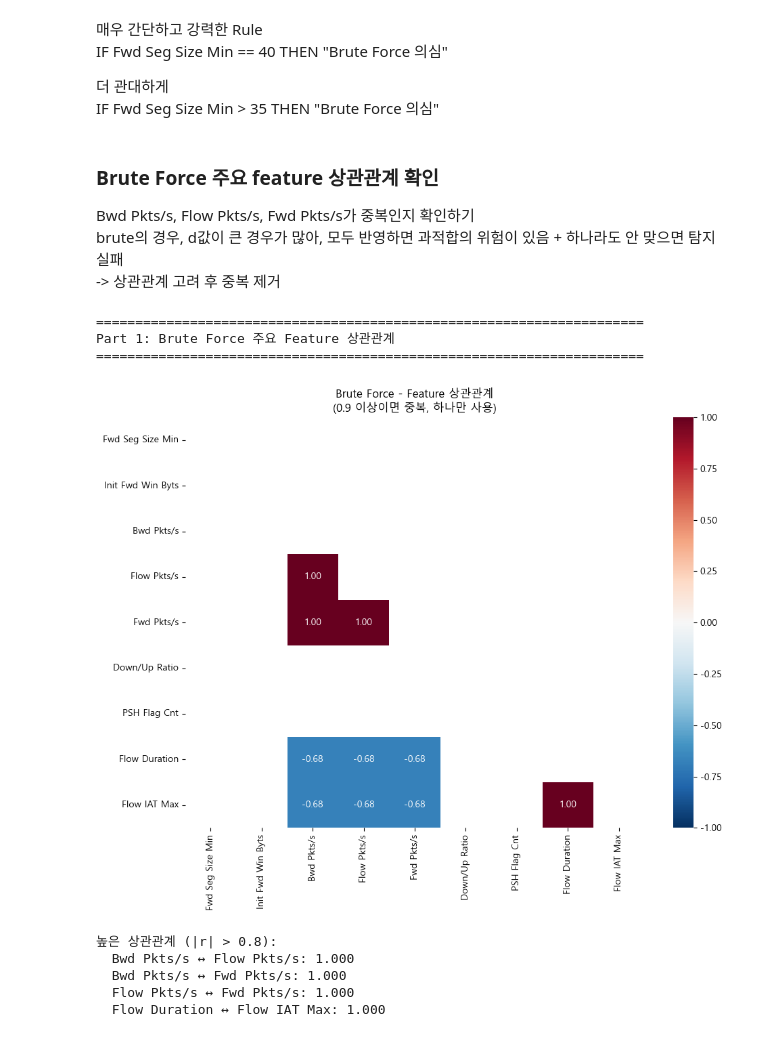
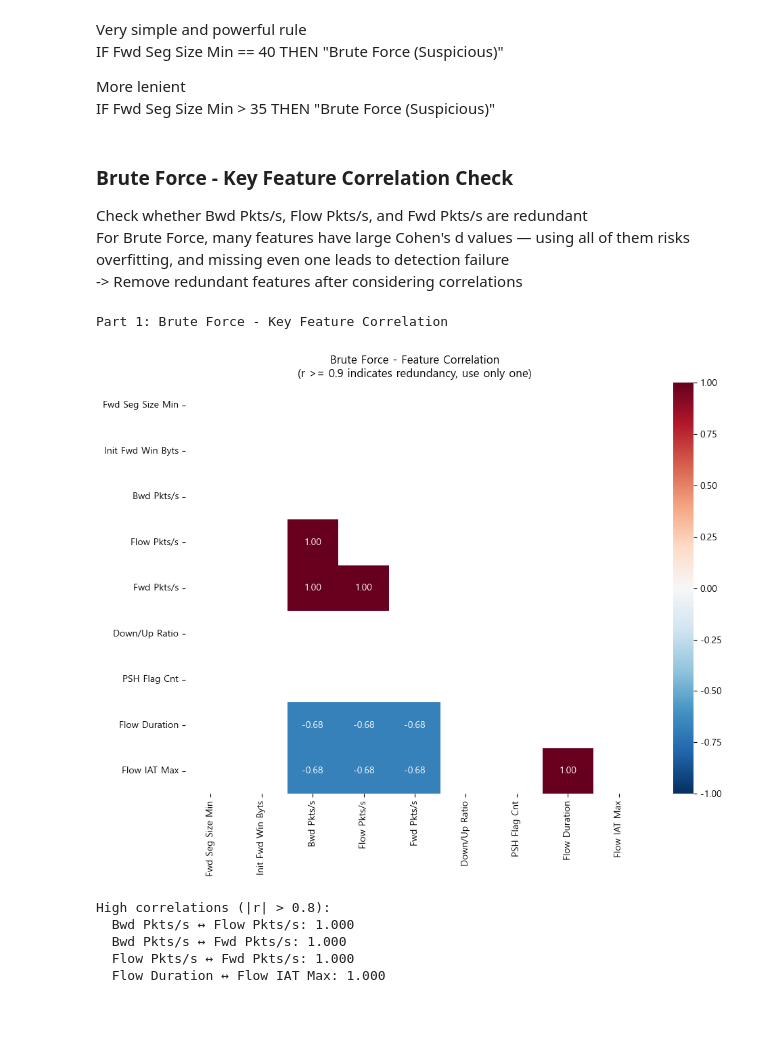
Before and after one commit to eunhui33/Network-Forensic-Tool--Rule-based-Detection, a Jupyter notebook: src/06_train_category.ipynb, the cells around one changed output. Cells and saved outputs as stored; diff of their text form; code cells hidden in the pictures.

```diff
--- a/src/06_train_category.ipynb
+++ b/src/06_train_category.ipynb
@@ -7,10 +9,6 @@ import seaborn as sns
 # %%
-# Set Korean font
-plt.rcParams['font.family'] = 'Malgun Gothic'
-plt.rcParams['axes.unicode_minus'] = False
-
 # Load data
-df = pd.read_csv(r'C:\Users\3eunh\OneDrive\Desktop\NS\code\data\05_train_with_category.csv')
+df = pd.read_csv(r'../data/05_train_with_category.csv')
 
 print("Feature Analysis by Category (Welch's t-test + Visualization)")
 
@@ -477,57 +430,52 @@ Attack 5%: 40.00   (Attack의 5%도 40 이상)<br>
 # %% [markdown]
-매우 간단하고 강력한 Rule<br>
-IF Fwd Seg Size Min == 40 THEN "Brute Force 의심"
+Very simple and powerful rule<br>
+IF Fwd Seg Size Min == 40 THEN "Brute Force (Suspicious)"
 
-더 관대하게<br>
-IF Fwd Seg Size Min > 35 THEN "Brute Force 의심"
+More lenient<br>
+IF Fwd Seg Size Min > 35 THEN "Brute Force (Suspicious)"
 # %% [markdown]
-### Brute Force 주요 feature 상관관계 확인
-Bwd Pkts/s, Flow Pkts/s, Fwd Pkts/s가 중복인지 확인하기<br>
-brute의 경우, d값이 큰 경우가 많아, 모두 반영하면 과적합의 위험이 있음 + 하나라도 안 맞으면 탐지 실패 <br>
--> 상관관계 고려 후 중복 제거
+### Brute Force - Key Feature Correlation Check
+Check whether Bwd Pkts/s, Flow Pkts/s, and Fwd Pkts/s are redundant<br>
+For Brute Force, many features have large Cohen's d values — using all of them risks overfitting, and missing even one leads to detection failure<br>
+-> Remove redundant features after considering correlations
 # %%
-# Brute Force 주요 Feature 상관관계 확인
-print("="*70)
-print("Part 1: Brute Force 주요 Feature 상관관계")
-print("="*70)
+print("Part 1: Brute Force - Key Feature Correlation")
 
 brute_force = df[df['Category'] == 'Brute Force']
 
-# 분석할 Feature들
+# Features to analyze
 bf_features = [
     'Fwd Seg Size Min', 'Init Fwd Win Byts', 'Bwd Pkts/s',
     'Flow Pkts/s', 'Fwd Pkts/s', 'Down/Up Ratio',
     'PSH Flag Cnt', 'Flow Duration', 'Flow IAT Max'
 ]
 
-# 존재하는 Feature만 선택
+# Select only existing features
 bf_features = [f for f in bf_features if f in df.columns]
 
-# 상관관계 계산
+# Calculate correlation
 corr_matrix = brute_force[bf_features].corr()
 
-# 시각화
+# Visualization
 plt.figure(figsize=(10, 8))
 mask = np.triu(np.ones_like(corr_matrix, dtype=bool))
 sns.heatmap(corr_matrix, mask=mask, annot=True, fmt='.2f',
             cmap='RdBu_r', center=0, vmin=-1, vmax=1)
-plt.title('Brute Force - Feature 상관관계\n(0.9 이상이면 중복, 하나만 사용)')
+plt.title('Brute Force - Feature Correlation\n(r >= 0.9 indicates redundancy, use only one)')
 plt.tight_layout()
 plt.show()
 
-# 높은 상관관계 출력
-print("\n높은 상관관계 (|r| > 0.8):")
+# Print high correlations
+print("\nHigh correlations (|r| > 0.8):")
 for i in range(len(bf_features)):
     for j in range(i+1, len(bf_features)):
         corr_val = corr_matrix.iloc[i, j]
         if abs(corr_val) > 0.8:
             print(f"  {bf_features[i]} ↔ {bf_features[j]}: {corr_val:.3f}")
 # %% [output]
-======================================================================
-Part 1: Brute Force 주요 Feature 상관관계
-======================================================================
+Part 1: Brute Force - Key Feature Correlation
-[figure, old version]
+[figure, new version]
-높은 상관관계 (|r| > 0.8):
+High correlations (|r| > 0.8):
   Bwd Pkts/s ↔ Flow Pkts/s: 1.000
   Bwd Pkts/s ↔ Fwd Pkts/s: 1.000
   Flow Pkts/s ↔ Fwd Pkts/s: 1.000
```
Also changed, not shown: parts of 15 cells of this notebook.
